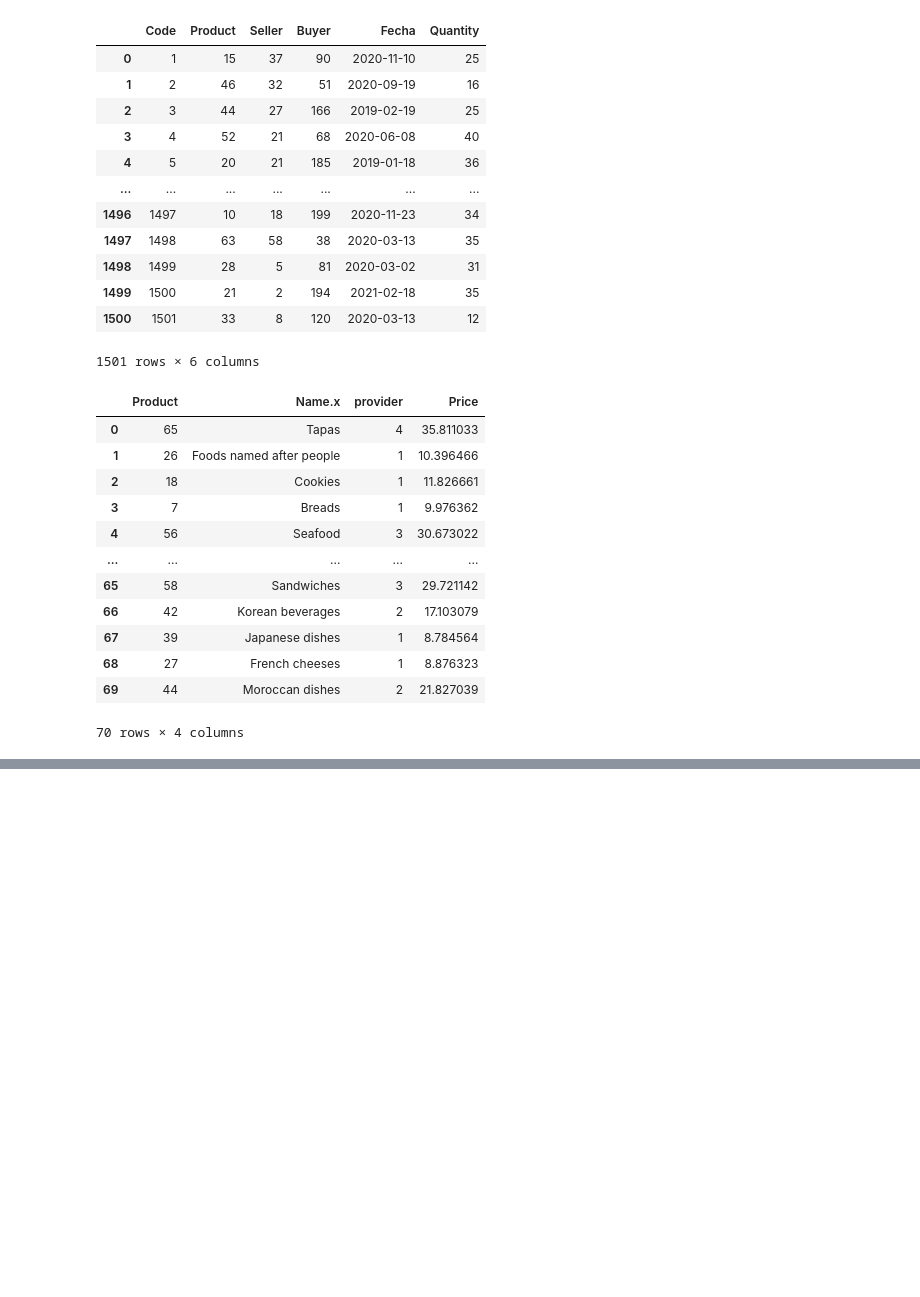
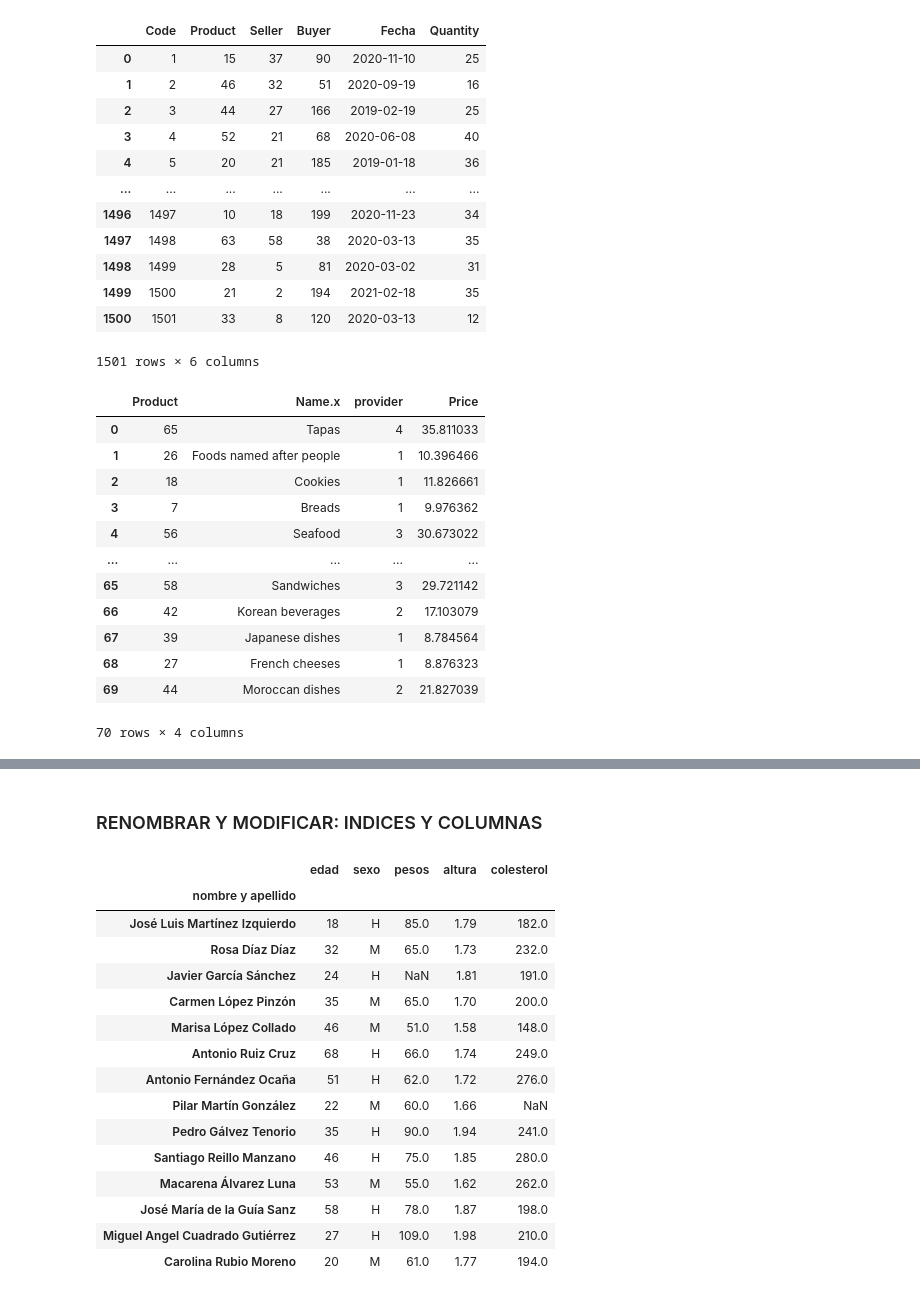
Before and after one commit to CarlosEsteve/python, a Jupyter notebook: Pandas/Pandas.ipynb, the cells around one changed output, grey strips where cells are left out. Drawn from its saved outputs; the diff is of its cells as text; code cells hidden in the pictures; blank space fills up the shorter version.

```diff
--- a/Pandas/Pandas.ipynb
+++ b/Pandas/Pandas.ipynb
@@ -361,0 +461,23 @@ dfxls0.to_csv('../Pandas/datos/Purchases.csv')
+# %% [markdown]
+### RENOMBRAR Y MODIFICAR: INDICES Y COLUMNAS
+# %%
+dfm = dfcol.rename(columns={'nombre':'nombre y apellido', 'peso':'pesos'}, index={0:1000})        # si añadimos }, inplace = true) lo sobreescribe en la el archivo original
+# %%
+dfm.set_index("nombre y apellido")
+# %% [output]
+|  | edad | sexo | pesos | altura | colesterol |
+| nombre y apellido |  |  |  |  |  |
+| José Luis Martínez Izquierdo | 18 | H | 85.0 | 1.79 | 182.0 |
+| Rosa Díaz Díaz | 32 | M | 65.0 | 1.73 | 232.0 |
+| Javier García Sánchez | 24 | H | NaN | 1.81 | 191.0 |
+| Carmen López Pinzón | 35 | M | 65.0 | 1.70 | 200.0 |
+| Marisa López Collado | 46 | M | 51.0 | 1.58 | 148.0 |
+| Antonio Ruiz Cruz | 68 | H | 66.0 | 1.74 | 249.0 |
+| Antonio Fernández Ocaña | 51 | H | 62.0 | 1.72 | 276.0 |
+| Pilar Martín González | 22 | M | 60.0 | 1.66 | NaN |
+| Pedro Gálvez Tenorio | 35 | H | 90.0 | 1.94 | 241.0 |
+| Santiago Reillo Manzano | 46 | H | 75.0 | 1.85 | 280.0 |
+| Macarena Álvarez Luna | 53 | M | 55.0 | 1.62 | 262.0 |
+| José María de la Guía Sanz | 58 | H | 78.0 | 1.87 | 198.0 |
+| Miguel Angel Cuadrado Gutiérrez | 27 | H | 109.0 | 1.98 | 210.0 |
+| Carolina Rubio Moreno | 20 | M | 61.0 | 1.77 | 194.0 |
```
Also changed, not shown: parts of 11 cells of this notebook.
